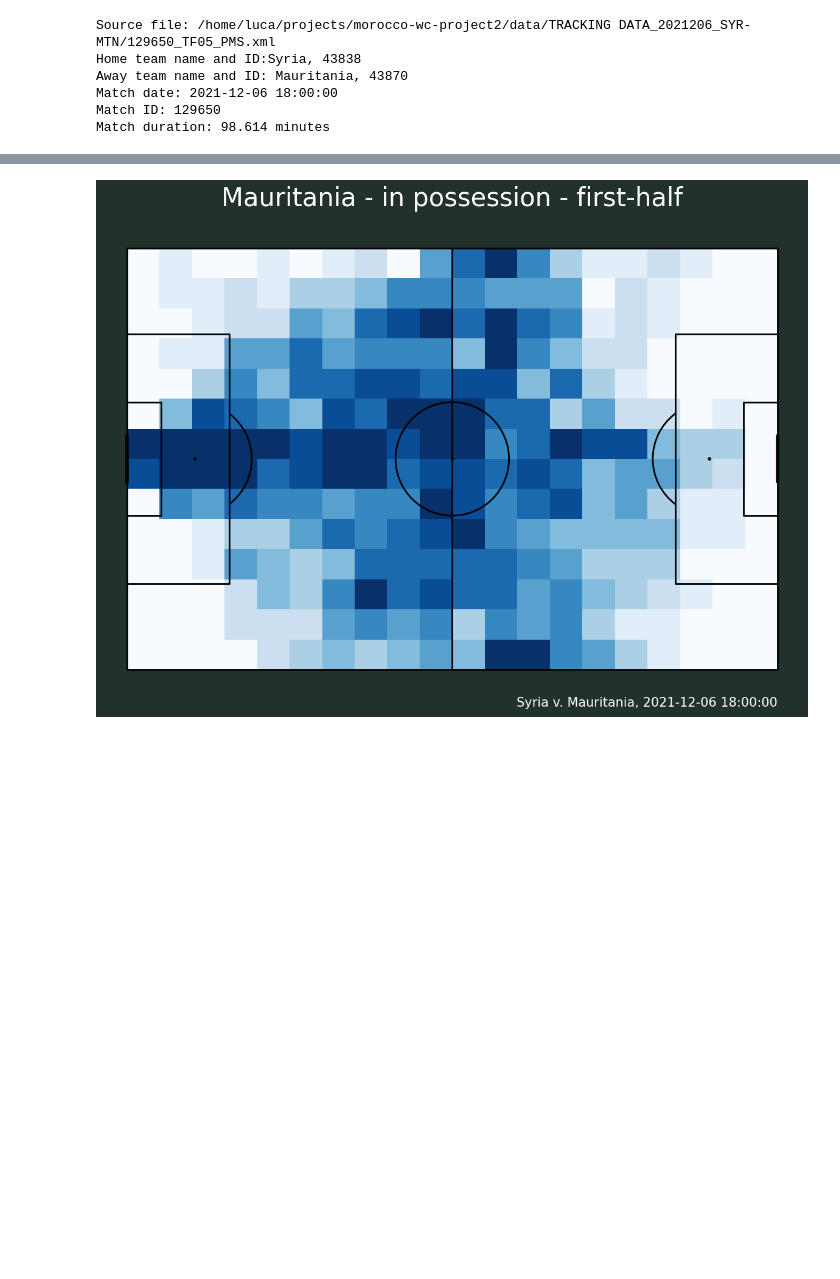
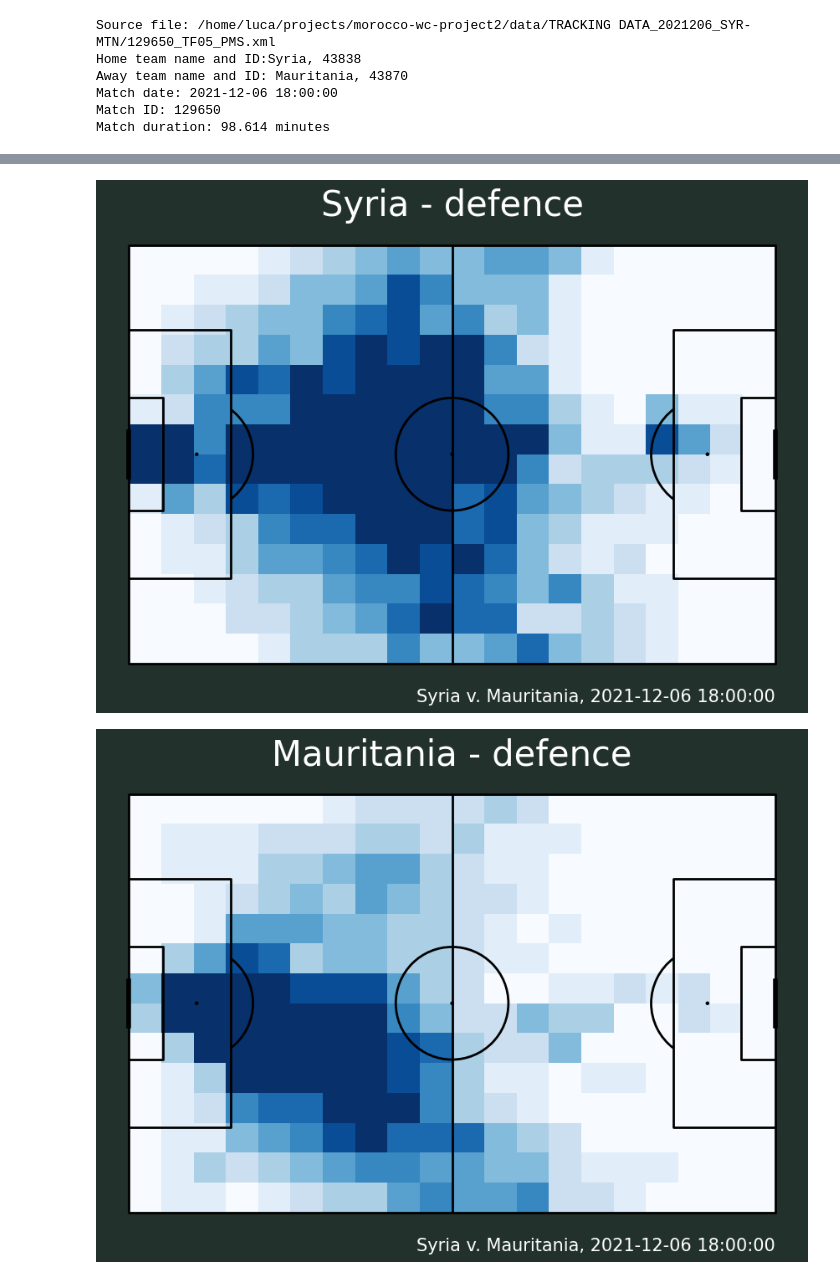
Before and after one commit to lucacazzanti/tfutils, a Jupyter notebook: notebooks/test_tfutils.ipynb, the cells around one changed output, grey strips where cells are left out. Cells and saved outputs as stored; diff of their text form; code cells hidden in the pictures; blank space fills up the shorter version.

```diff
--- a/notebooks/test_tfutils.ipynb
+++ b/notebooks/test_tfutils.ipynb
@@ -67,4 +132,6 @@ source.get_team_players('Mauritania')
-# %%
-p = source.team_possession_heatmap('away', hm_type='first-half')
-# %% [output]
-[figure, removed]
+# %%
+p = source.team_heatmap('Syria', hm_type='defence')
+p = source.team_heatmap('Mauritania', hm_type='defence')
+# %% [output]
+[figure, added]
+[figure, added]
```
Also changed, not shown: parts of 19 cells of this notebook, 4 other files.
